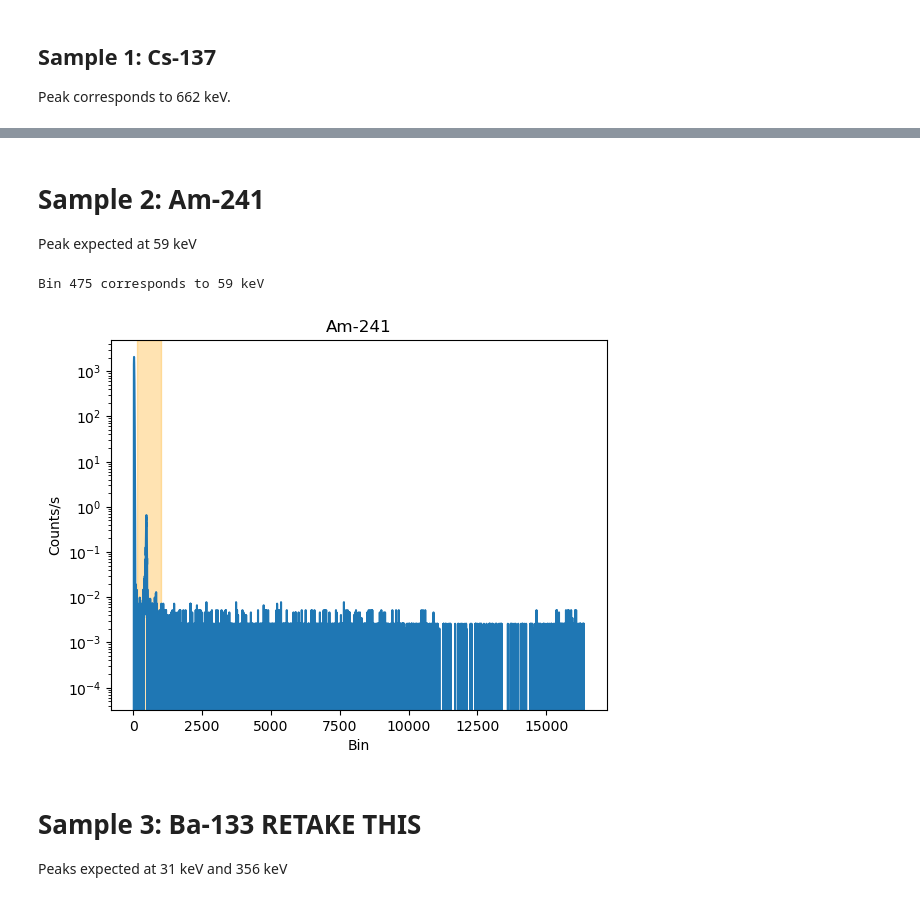
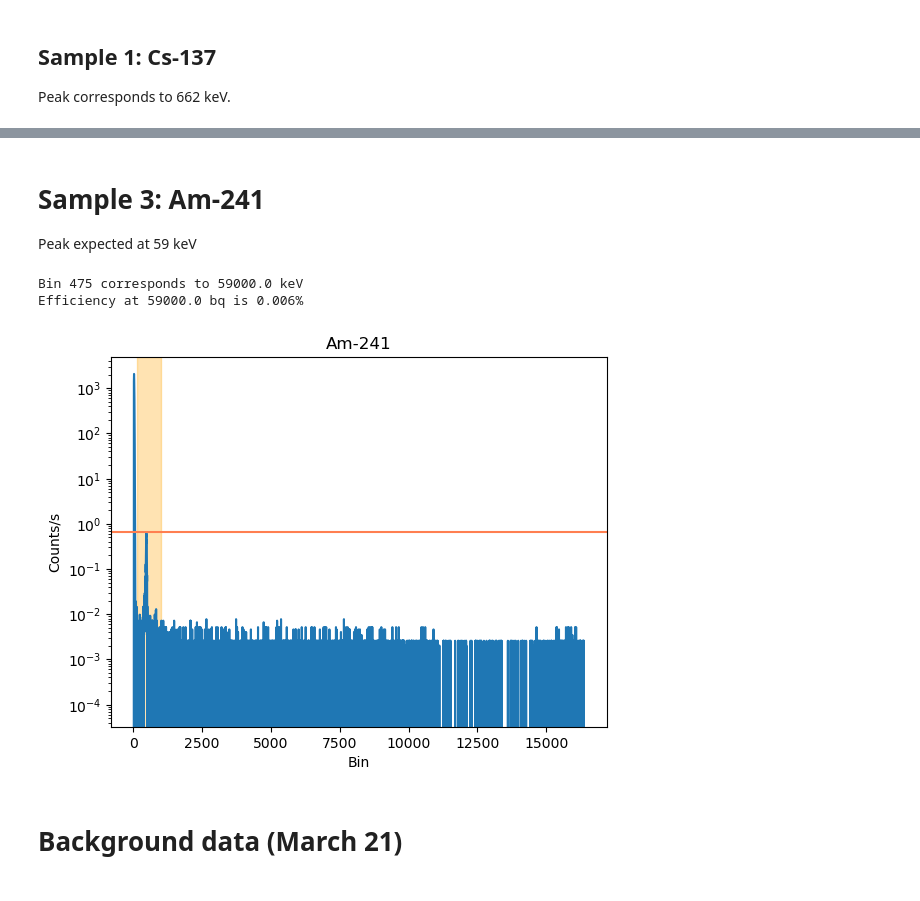
Before and after one commit to juliaeveritt/eng-phys-lab, a Jupyter notebook: E3 - Radioactivity of Air/Calibration plots.ipynb, the cells around one changed output, grey strips where cells are left out. Drawn from its saved outputs; the diff is of its cells as text; code cells hidden in the pictures.

```diff
--- a/E3 - Radioactivity of Air/Calibration plots.ipynb
+++ b/E3 - Radioactivity of Air/Calibration plots.ipynb
@@ -68,39 +137,45 @@ Bin 5247 corresponds to 662 keV
 # %% [markdown]
-# Sample 2: Am-241
+# Sample 3: Am-241
 Peak expected at 59 keV
 # %%
 filepath = 'data/am241_x10.csv'
 duration = 386  # s
 
 df = pd.read_csv(filepath, header=7)
 df.columns = ['ch', 'n']
 
 ch = df['ch']  # bin
 n = df['n'] / duration - bg_n # counts/s
 
 plt.plot(ch, n)
 plt.xlabel('Bin')
 plt.ylabel('Counts/s')
 plt.yscale('log')
 plt.title('Am-241')
 
 lower_idx = 150
 upper_idx = 1000
 
 y = n[lower_idx:upper_idx]
 amax = np.amax(y)
 index = y.argmax() + lower_idx
 
 plt.axvspan(ch[lower_idx], ch[upper_idx], color="orange", alpha=0.3)
-# plt.axhline(amax, color="coral")
+plt.axhline(amax, color="coral")
 # plt.axvline(index, color="coral")
 
-print(f'Bin {index} corresponds to 59 keV')
-bin_arr.append(index)
-energy_arr.append(59)
+bq_meas2 = amax
+bq_exp2 = 31.89E+3  # Expected disintegration rate of Am-241 source
+br2 = 0.359  # Expected branching ratio for 59 keV peak of Am-241
+energy2 = 59E+3  # Expected peak position of Am-241 source
+eff2 = bq_meas2 / (bq_exp2 * br2) * 100
+
+print(f'Bin {index} corresponds to {energy2} keV')
+print(f'Efficiency at {energy2} bq is {eff2:.3f}%')
+
+eff_arr2 = [energy2, eff2]
+corr_arr2 = [index, energy2]
 # %% [output]
-Bin 475 corresponds to 59 keV
+Bin 475 corresponds to 59000.0 keV
+Efficiency at 59000.0 bq is 0.006%
-[figure, old version]
+[figure, new version]
-# %% [markdown]
-# Sample 3: Ba-133 RETAKE THIS
-Peaks expected at 31 keV and 356 keV
@@ -133,0 +182,2 @@ print(f'Bin {index} corresponds to 59 keV')
+# %% [markdown]
+# Background data (March 21)
```
Also changed, not shown: parts of 16 cells of this notebook, 5 other files.
